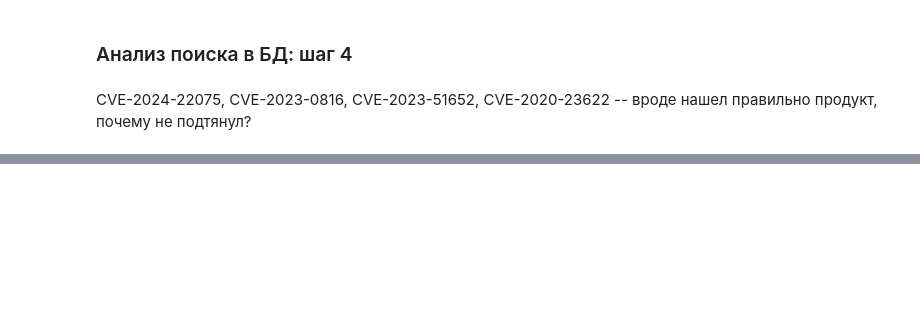
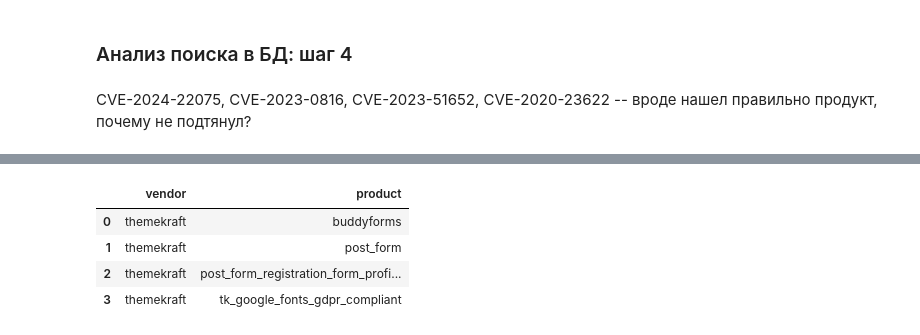
Before and after one commit to levshun/vulns_scanner, a Jupyter notebook: mikhail_code/notebooks/search_and_generate_cpe_using_ner.ipynb, the cells around one changed output, grey strips where cells are left out. Cells and saved outputs as stored; diff of their text form; code cells hidden in the pictures; blank space fills up the shorter version.

```diff
--- a/mikhail_code/notebooks/search_and_generate_cpe_using_ner.ipynb
+++ b/mikhail_code/notebooks/search_and_generate_cpe_using_ner.ipynb
@@ -935,0 +1090,7 @@ CVE-2024-22075, CVE-2023-0816, CVE-2023-51652, CVE-2020-23622 -- вроде на
+# %%
+
+(prod, score)= get_lcs(pr, unique_products)
+print(f'Found product in DB: {prod} with score {score}')
+df_all = get_df_from_bd(f"select distinct vendor, product from cpes where vendor in (select vendor from cpes where product = '{prod}')")
+found_candidates = retrieve_top_k(prod, df_all['product'].tolist(), top_k=10)
+found_candidates
@@ -935,0 +1103,8 @@ CVE-2024-22075, CVE-2023-0816, CVE-2023-51652, CVE-2020-23622 -- вроде на
+# %%
+df_all
+# %% [output]
+|  | vendor | product |
+| 0 | themekraft | buddyforms |
+| 1 | themekraft | post_form |
+| 2 | themekraft | post_form_registration_form_profi... |
+| 3 | themekraft | tk_google_fonts_gdpr_compliant |
```
Also changed, not shown: parts of 29 cells of this notebook, 3 other files.
